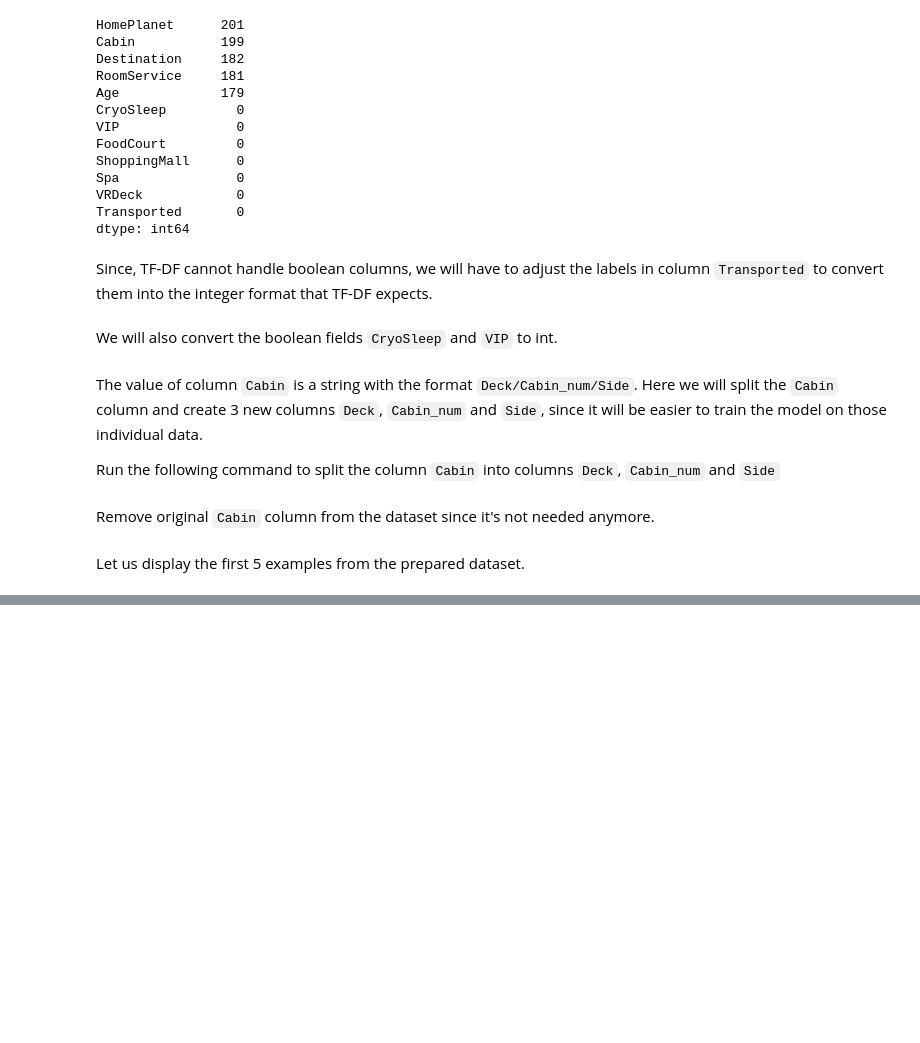
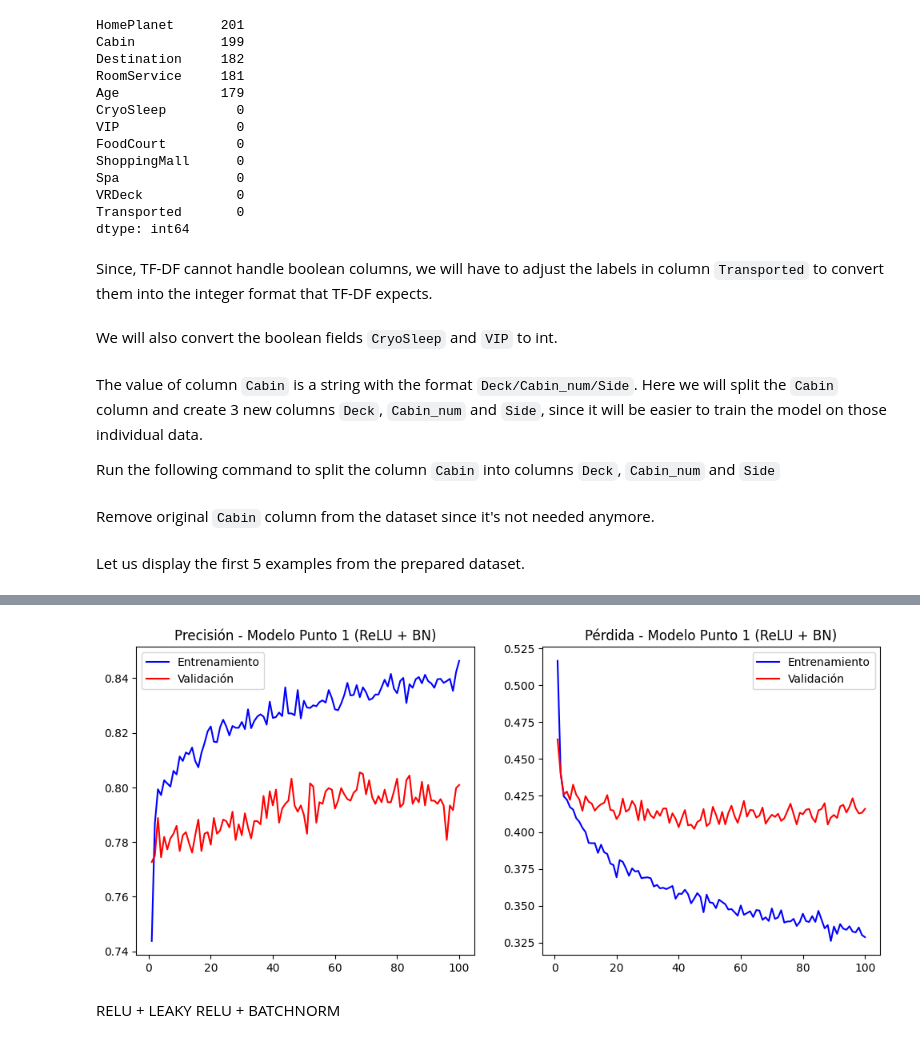
Before and after one commit to EduFergo/ml-test, a Jupyter notebook: spaceship-titanic-with-tfdf.ipynb, the cells around one changed output, grey strips where cells are left out. Saved outputs shown, nothing was run; the diff lists cells and outputs as text; code cells hidden in the pictures; blank space fills up the shorter version.

```diff
--- a/spaceship-titanic-with-tfdf.ipynb
+++ b/spaceship-titanic-with-tfdf.ipynb
@@ -192,0 +223,5 @@ print("{} examples in training, {} examples in testing.".format(
+# %%
+def split_dataset_70_20_10(dataset):
+    train_ds, temp_ds = train_test_split(dataset, test_size=0.30, random_state=42)
+    valid_ds, test_ds = train_test_split(temp_ds, test_size=(1/3), random_state=42)
+    return train_ds, valid_ds, test_ds
@@ -192,0 +342,36 @@ print("{} examples in training, {} examples in testing.".format(
+# %%
+def build_model_p2(input_dim):
+    model = models.Sequential([
+        layers.Input(shape=(input_dim,)),
+
+        # Capa 1
+        layers.Dense(64),
+        layers.LeakyReLU(alpha=0.1), # Cambio a LeakyReLU
+        layers.BatchNormalization(),
+
+        # Capa 2
+        layers.Dense(32),
+        layers.LeakyReLU(alpha=0.1), # Cambio a LeakyReLU
+        layers.BatchNormalization(),
+
+        # Salida
+        layers.Dense(1, activation='sigmoid')
+    ])
+
+    model.compile(
+        optimizer='adam',
+        loss='binary_crossentropy',
+        metrics=['accuracy']
+    )
+    return model
+
+# Crear y entrenar
+model_p2 = build_model_p2(X_train.shape[1])
+
+history_p2 = model_p2.fit(
+    X_train, y_train,
+    epochs=100,
+    batch_size=32,
+    validation_data=(X_valid, y_valid),
+    verbose=1
+)
@@ -192,0 +397,6 @@ print("{} examples in training, {} examples in testing.".format(
+# %%
+plot_history(history_p2, "Modelo Punto 1 (ReLU + BN)")
+# %% [output]
+[figure, added]
+# %% [markdown]
+RELU + LEAKY RELU + BATCHNORM
```
Also changed, not shown: parts of 44 cells of this notebook.
